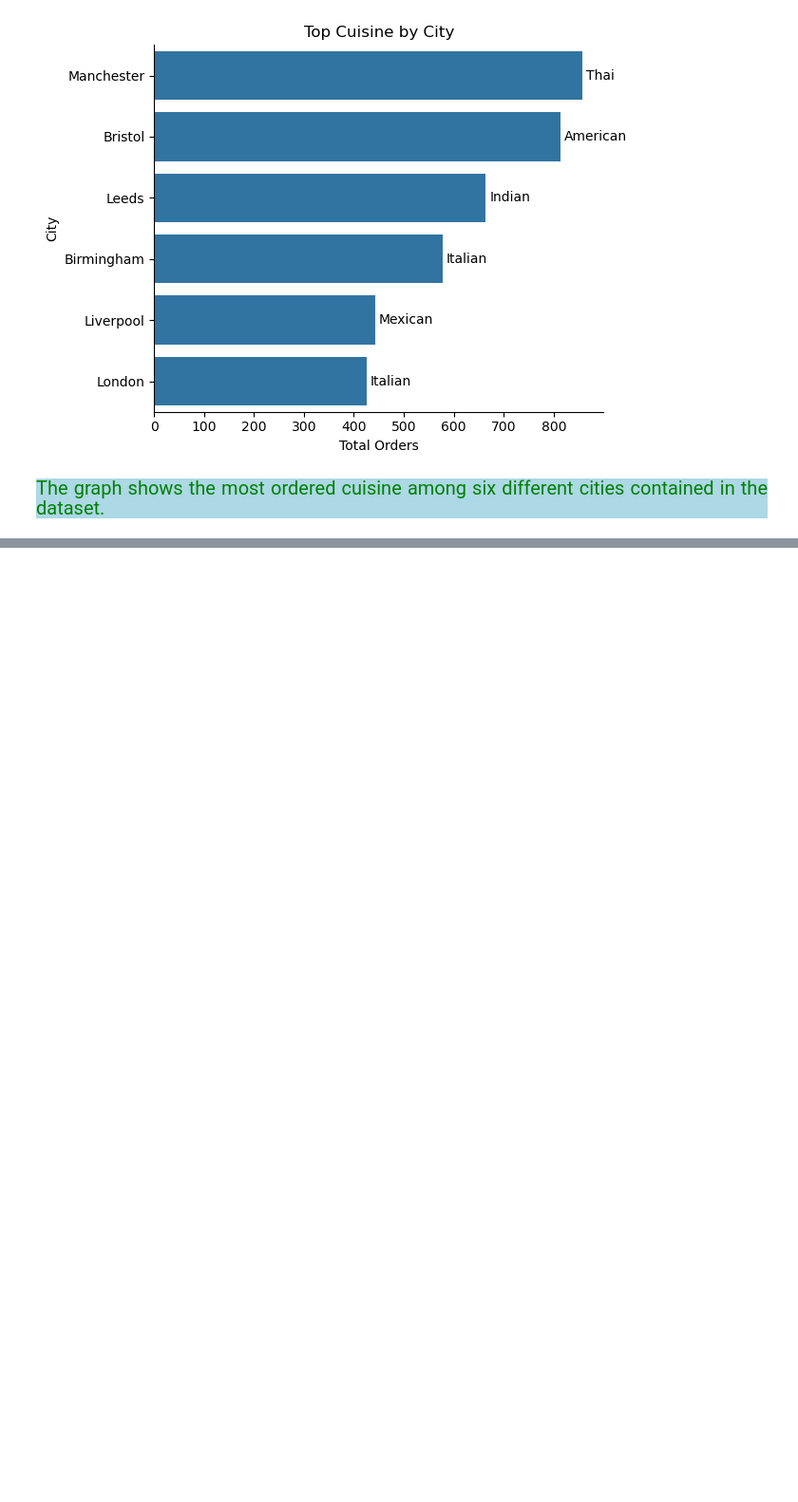
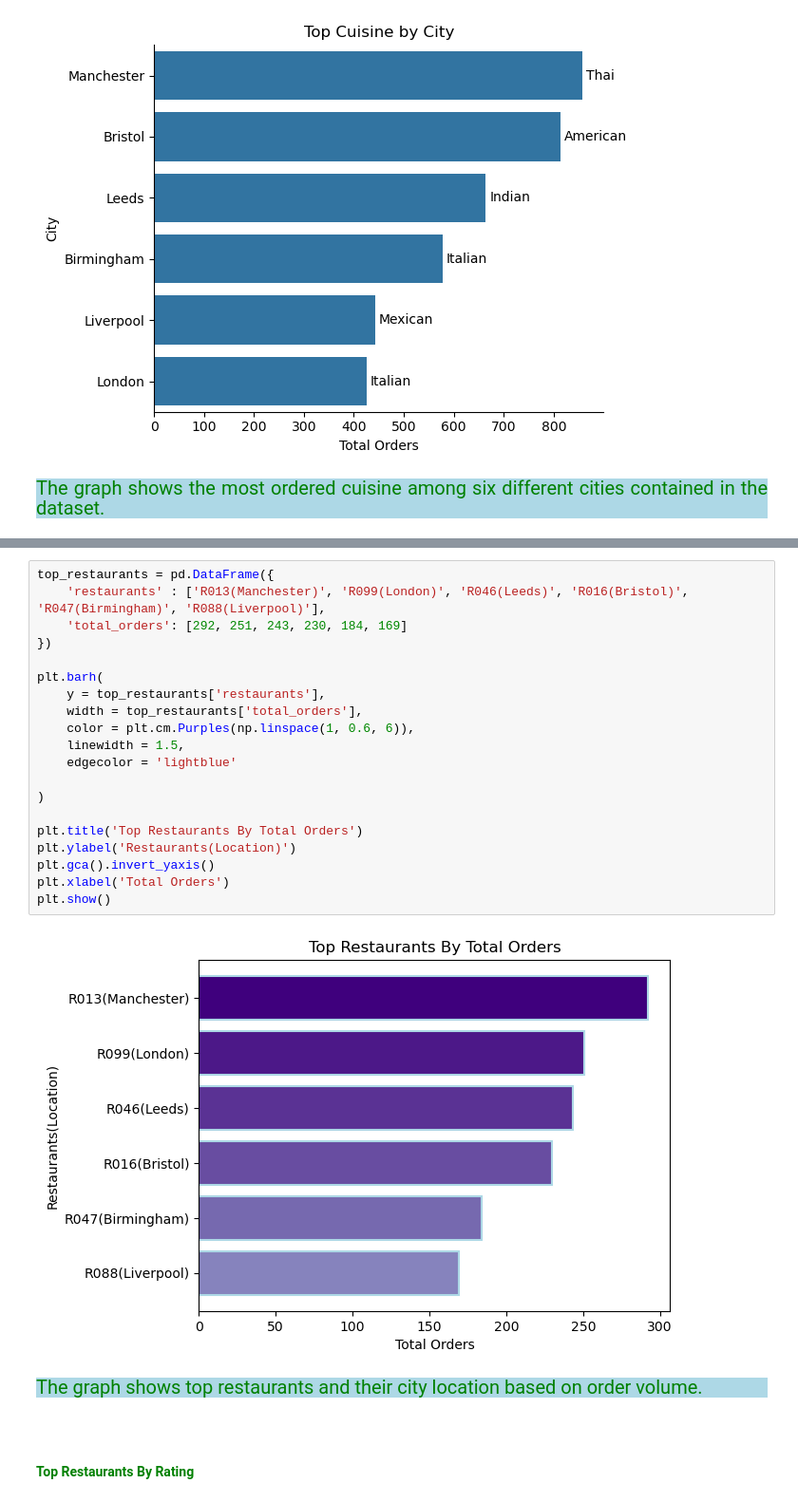
Before and after one commit to Kartika-Nidhi/SQLProjects, a Jupyter notebook: RestaurantAnalysis.ipynb, the cells around one changed output, grey strips where cells are left out. Shown at 95% size. Cells and saved outputs as stored; diff of their text form; blank space fills up the shorter version.

Commit message:
Top restaurants by order volume analysis completed

```diff
--- a/RestaurantAnalysis.ipynb
+++ b/RestaurantAnalysis.ipynb
@@ -832,0 +869,28 @@ plt.show()
+# %%
+top_restaurants = pd.DataFrame({
+    'restaurants' : ['R013(Manchester)', 'R099(London)', 'R046(Leeds)', 'R016(Bristol)', 'R047(Birmingham)', 'R088(Liverpool)'],
+    'total_orders': [292, 251, 243, 230, 184, 169]
+})
+
+plt.barh(
+    y = top_restaurants['restaurants'],
+    width = top_restaurants['total_orders'],
+    color = plt.cm.Purples(np.linspace(1, 0.6, 6)),
+    linewidth = 1.5,
+    edgecolor = 'lightblue'
+
+)
+
+plt.title('Top Restaurants By Total Orders')
+plt.ylabel('Restaurants(Location)')
+plt.gca().invert_yaxis()
+plt.xlabel('Total Orders')
+plt.show()
+# %% [output]
+[figure, added]
+# %% [markdown]
+<div style = "background-color:lightblue; color:green; font-size:20px; text-align:justify">The graph shows top restaurants and their city location based on order volume.
+# %% [markdown]
+<div>
+# %% [markdown]
+<h4 style = "color:green">Top Restaurants By Rating
```
Also changed, not shown: parts of 2 cells of this notebook.
